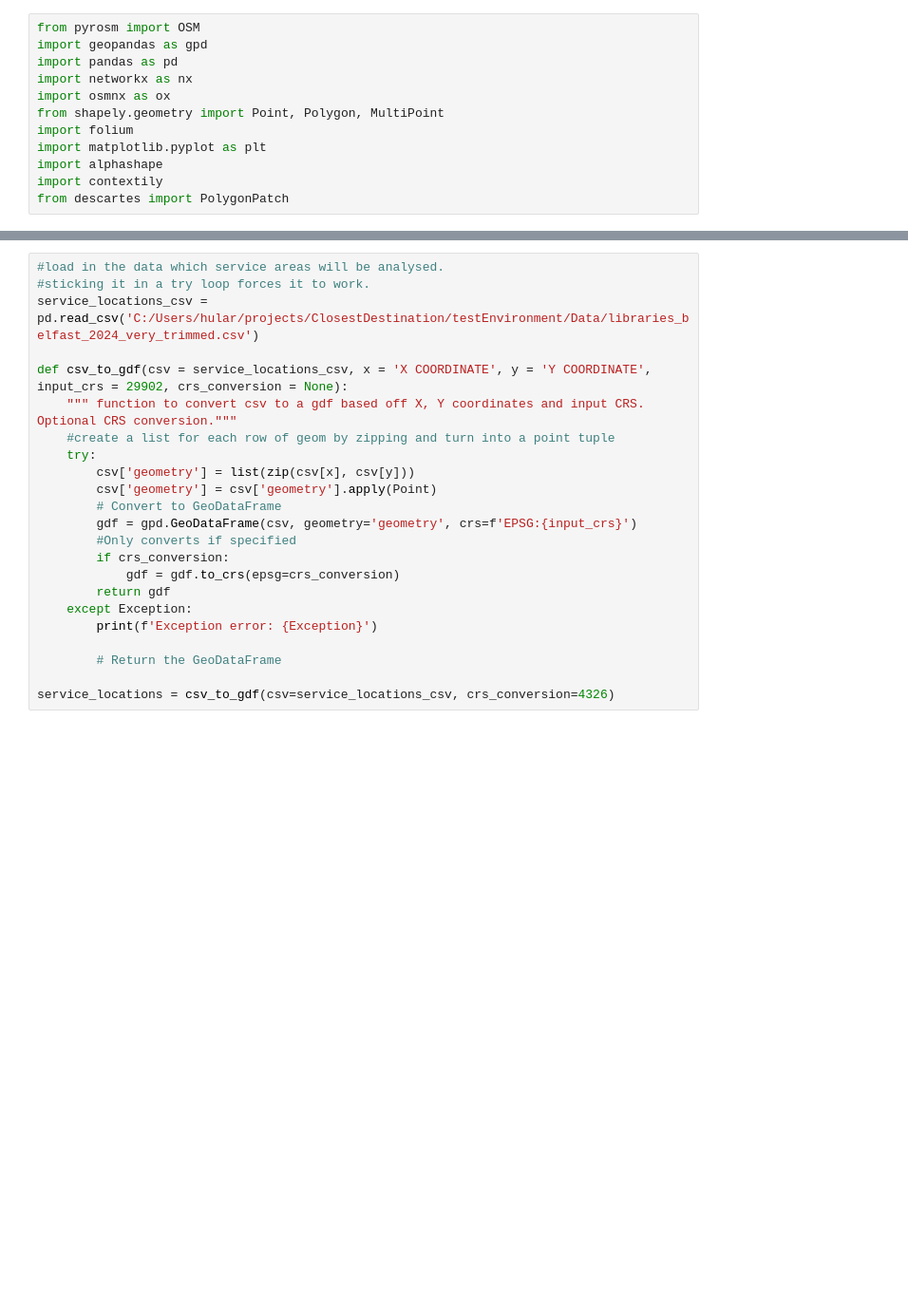
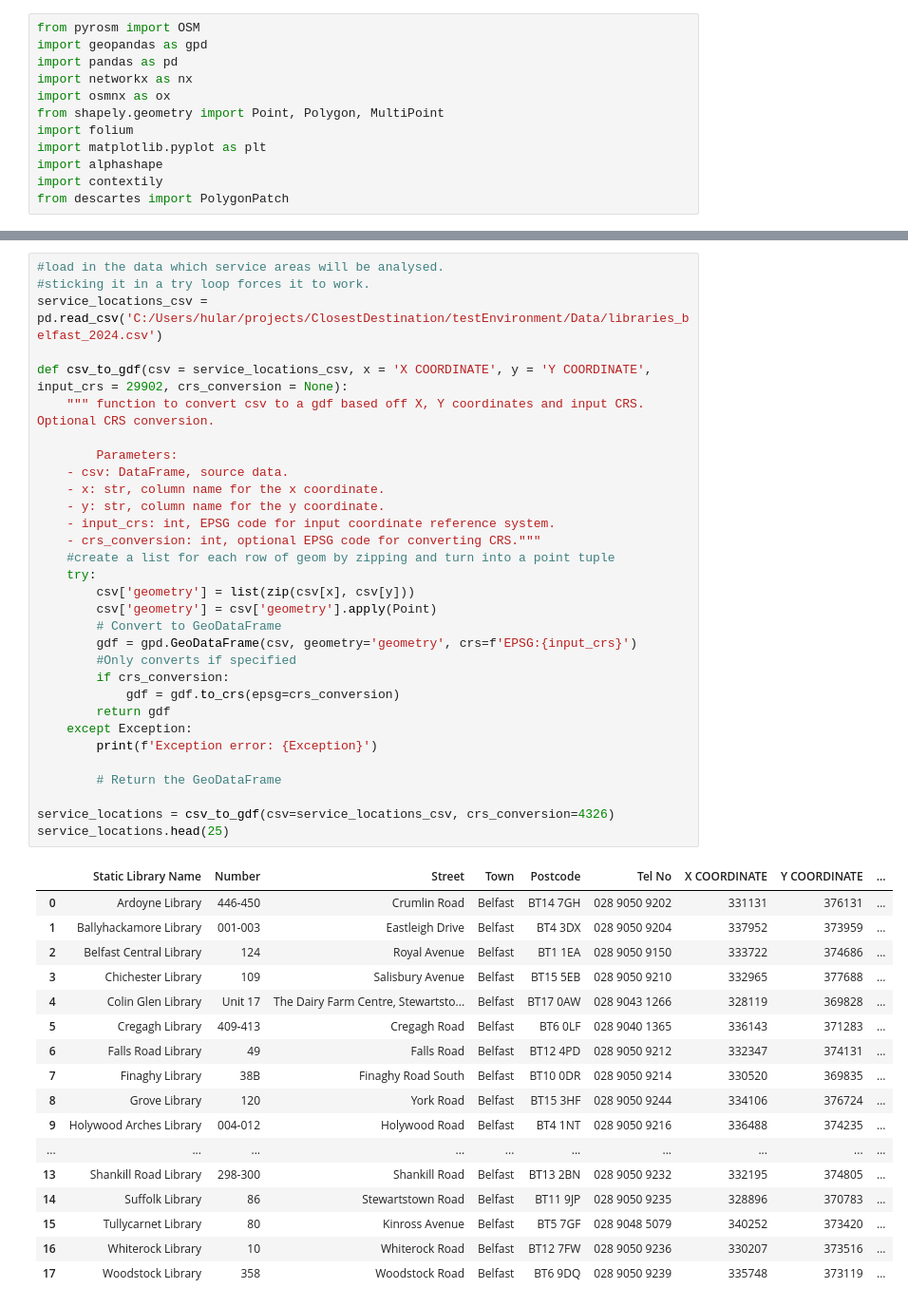
Before and after one commit to hularuns/ClosestDestination, a Jupyter notebook: service_area.ipynb, the cells around one changed output, grey strips where cells are left out. Shown at 95% size. Cells and saved outputs as stored; diff of their text form; blank space fills up the shorter version.

```diff
--- a/service_area.ipynb
+++ b/service_area.ipynb
@@ -32,23 +35,49 @@ G = osm.to_graph(nodes, edges, graph_type='networkx')
 # %%
 #load in the data which service areas will be analysed.
 #sticking it in a try loop forces it to work.
-service_locations_csv = pd.read_csv('C:/Users/hular/projects/ClosestDestination/testEnvironment/Data/libraries_belfast_2024_very_trimmed.csv')
+service_locations_csv = pd.read_csv('C:/Users/hular/projects/ClosestDestination/testEnvironment/Data/libraries_belfast_2024.csv')
 
 def csv_to_gdf(csv = service_locations_csv, x = 'X COORDINATE', y = 'Y COORDINATE', input_crs = 29902, crs_conversion = None):
-    """ function to convert csv to a gdf based off X, Y coordinates and input CRS. Optional CRS conversion."""
+    """ function to convert csv to a gdf based off X, Y coordinates and input CRS. Optional CRS conversion.
+
+        Parameters:
+    - csv: DataFrame, source data.
+    - x: str, column name for the x coordinate.
+    - y: str, column name for the y coordinate.
+    - input_crs: int, EPSG code for input coordinate reference system.
+    - crs_conversion: int, optional EPSG code for converting CRS."""
     #create a list for each row of geom by zipping and turn into a point tuple
     try:
         csv['geometry'] = list(zip(csv[x], csv[y]))
         csv['geometry'] = csv['geometry'].apply(Point)
         # Convert to GeoDataFrame
         gdf = gpd.GeoDataFrame(csv, geometry='geometry', crs=f'EPSG:{input_crs}')
         #Only converts if specified
         if crs_conversion:
             gdf = gdf.to_crs(epsg=crs_conversion)
         return gdf
     except Exception:
         print(f'Exception error: {Exception}')
 
         # Return the GeoDataFrame
 
 service_locations = csv_to_gdf(csv=service_locations_csv, crs_conversion=4326)
+service_locations.head(25)
+# %% [output]
+|  | Static Library Name | Number | Street | Town | Postcode | Tel No | X COORDINATE | Y COORDINATE | ... |
+| 0 | Ardoyne Library | 446-450 | Crumlin Road | Belfast | BT14 7GH | 028 9050 9202 | 331131 | 376131 | ... |
+| 1 | Ballyhackamore Library | 001-003 | Eastleigh Drive | Belfast | BT4 3DX | 028 9050 9204 | 337952 | 373959 | ... |
+| 2 | Belfast Central Library | 124 | Royal Avenue | Belfast | BT1 1EA | 028 9050 9150 | 333722 | 374686 | ... |
+| 3 | Chichester Library | 109 | Salisbury Avenue | Belfast | BT15 5EB | 028 9050 9210 | 332965 | 377688 | ... |
+| 4 | Colin Glen Library | Unit 17 | The Dairy Farm Centre, Stewartsto... | Belfast | BT17 0AW | 028 9043 1266 | 328119 | 369828 | ... |
+| 5 | Cregagh Library | 409-413 | Cregagh Road | Belfast | BT6 0LF | 028 9040 1365 | 336143 | 371283 | ... |
+| 6 | Falls Road Library | 49 | Falls Road | Belfast | BT12 4PD | 028 9050 9212 | 332347 | 374131 | ... |
+| 7 | Finaghy Library | 38B | Finaghy Road South | Belfast | BT10 0DR | 028 9050 9214 | 330520 | 369835 | ... |
+| 8 | Grove Library | 120 | York Road | Belfast | BT15 3HF | 028 9050 9244 | 334106 | 376724 | ... |
+| 9 | Holywood Arches Library | 004-012 | Holywood Road | Belfast | BT4 1NT | 028 9050 9216 | 336488 | 374235 | ... |
+| ... | ... | ... | ... | ... | ... | ... | ... | ... | ... |
+| 13 | Shankill Road Library | 298-300 | Shankill Road | Belfast | BT13 2BN | 028 9050 9232 | 332195 | 374805 | ... |
+| 14 | Suffolk Library | 86 | Stewartstown Road | Belfast | BT11 9JP | 028 9050 9235 | 328896 | 370783 | ... |
+| 15 | Tullycarnet Library | 80 | Kinross Avenue | Belfast | BT5 7GF | 028 9048 5079 | 340252 | 373420 | ... |
+| 16 | Whiterock Library | 10 | Whiterock Road | Belfast | BT12 7FW | 028 9050 9236 | 330207 | 373516 | ... |
+| 17 | Woodstock Library | 358 | Woodstock Road | Belfast | BT6 9DQ | 028 9050 9239 | 335748 | 373119 | ... |
```
Also changed, not shown: parts of 11 cells of this notebook.
